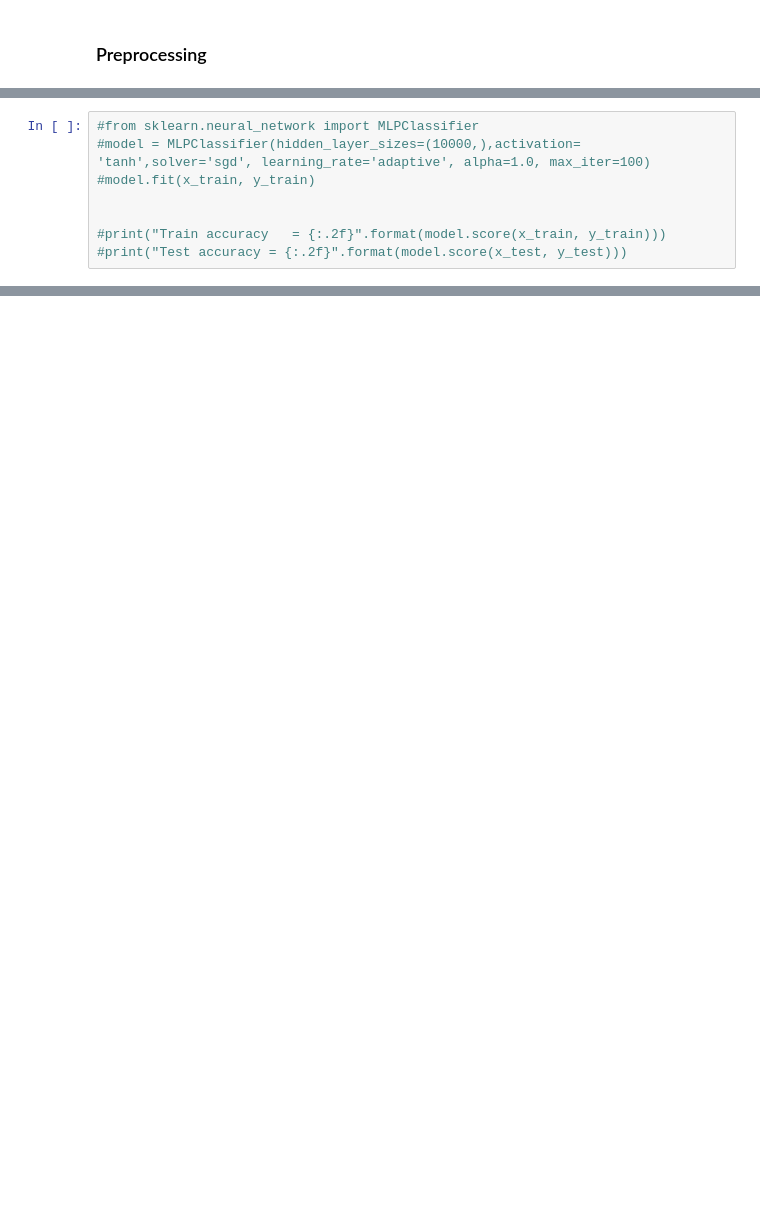
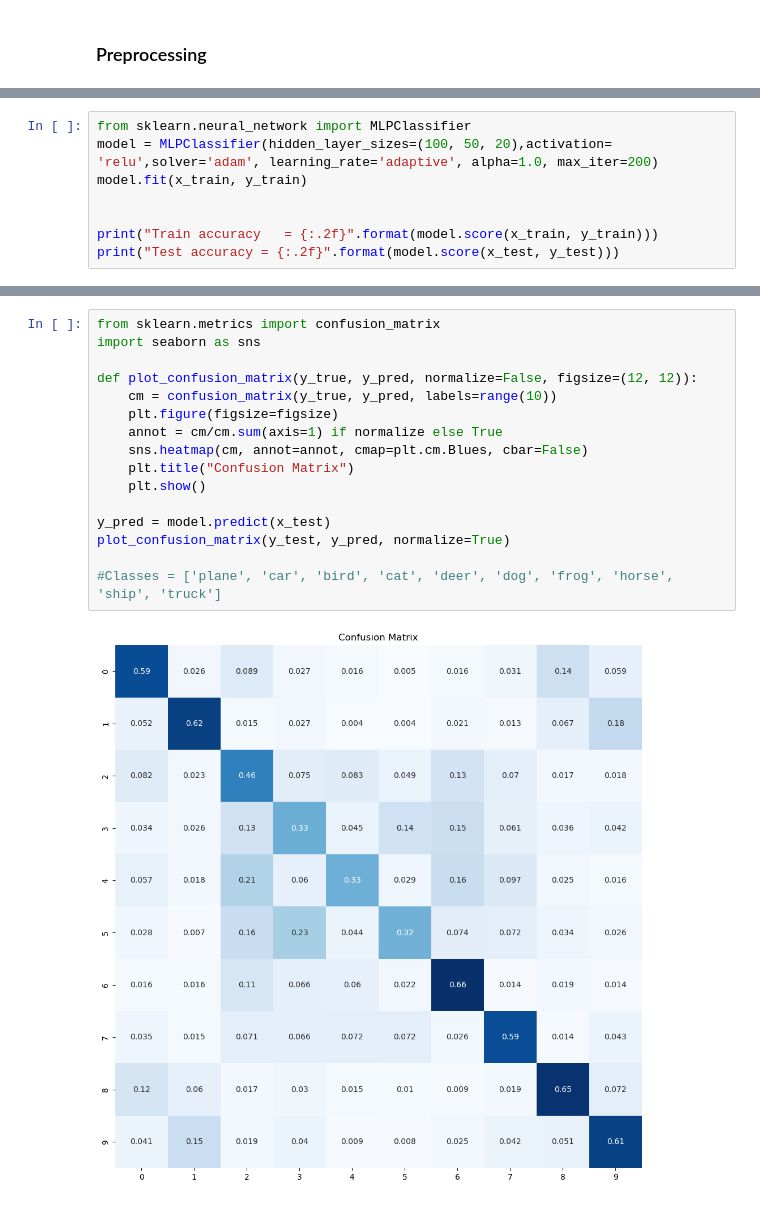
Before and after one commit to MORTAZAD66/ML_Practice, a Jupyter notebook: NN/CIFAR.ipynb, the cells around one changed output, grey strips where cells are left out. Saved outputs shown, nothing was run; the diff lists cells and outputs as text; blank space fills up the shorter version.

```diff
--- a/NN/CIFAR.ipynb
+++ b/NN/CIFAR.ipynb
@@ -127,8 +167,8 @@ x_val -= mu
 # %%
-#from sklearn.neural_network import MLPClassifier
-#model = MLPClassifier(hidden_layer_sizes=(10000,),activation= 'tanh',solver='sgd', learning_rate='adaptive', alpha=1.0, max_iter=100)
-#model.fit(x_train, y_train)
+from sklearn.neural_network import MLPClassifier
+model = MLPClassifier(hidden_layer_sizes=(100, 50, 20),activation= 'relu',solver='adam', learning_rate='adaptive', alpha=1.0, max_iter=200)
+model.fit(x_train, y_train)
 
 
-#print("Train accuracy   = {:.2f}".format(model.score(x_train, y_train)))
-#print("Test accuracy = {:.2f}".format(model.score(x_test, y_test)))
+print("Train accuracy   = {:.2f}".format(model.score(x_train, y_train)))
+print("Test accuracy = {:.2f}".format(model.score(x_test, y_test)))
@@ -285,0 +178,18 @@ losses = mlp.train(x_train, y_train, x_val, y_val,
+# %%
+from sklearn.metrics import confusion_matrix
+import seaborn as sns
+
+def plot_confusion_matrix(y_true, y_pred, normalize=False, figsize=(12, 12)):
+    cm = confusion_matrix(y_true, y_pred, labels=range(10))
+    plt.figure(figsize=figsize)
+    annot = cm/cm.sum(axis=1) if normalize else True
+    sns.heatmap(cm, annot=annot, cmap=plt.cm.Blues, cbar=False)
+    plt.title("Confusion Matrix")
+    plt.show()
+
+y_pred = model.predict(x_test)
+plot_confusion_matrix(y_test, y_pred, normalize=True)
+
+#Classes = ['plane', 'car', 'bird', 'cat', 'deer', 'dog', 'frog', 'horse', 'ship', 'truck']
+# %% [output]
+[figure, added]
```
Also changed, not shown: parts of 7 cells of this notebook, 24 other files.
